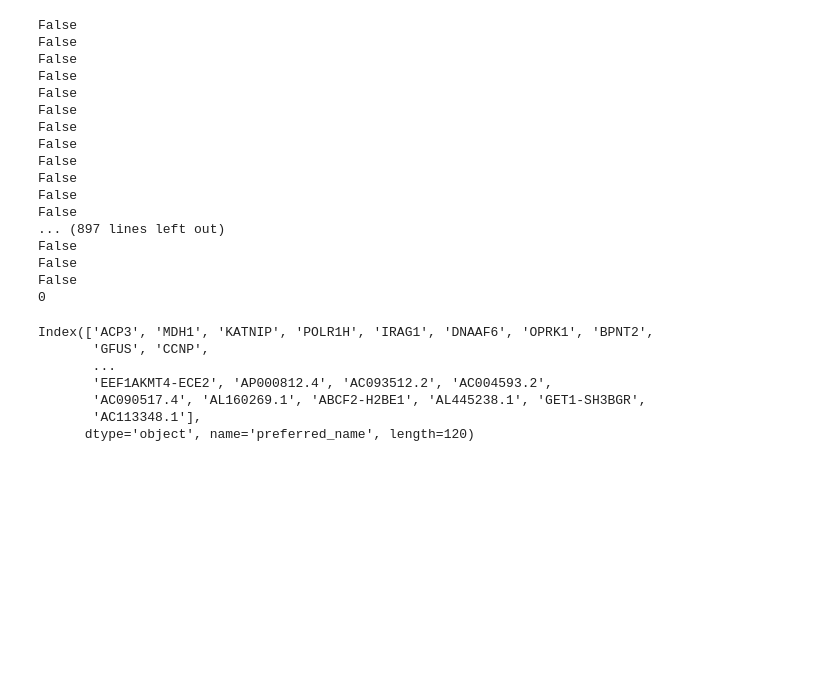
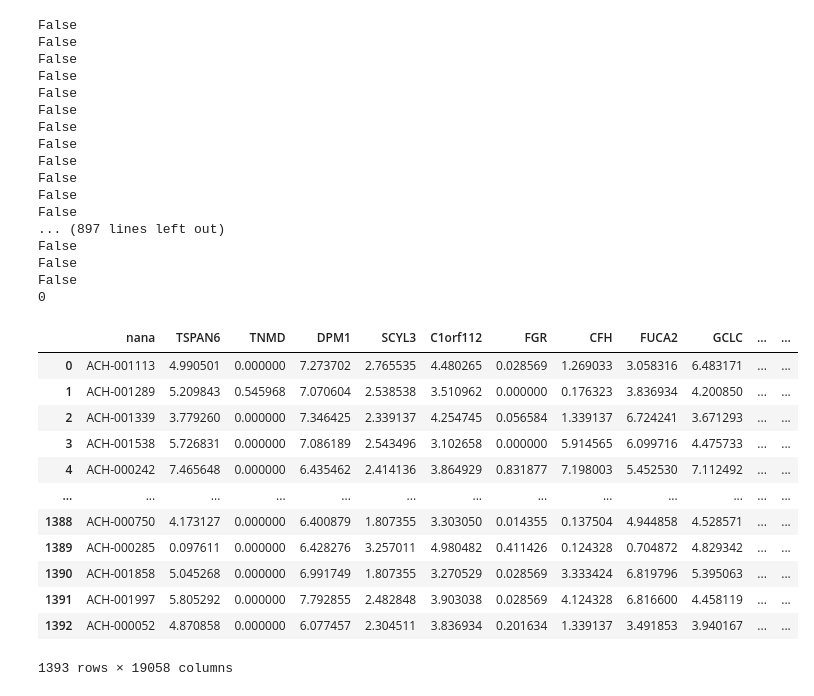
Before and after one commit to Sarmeili/DrugRankingProject, a Jupyter notebook: datacleaning/ccle_to_string.ipynb, the cells around one changed output. Cells and saved outputs as stored; diff of their text form; code cells hidden in the pictures; blank space fills up the shorter version.

```diff
--- a/datacleaning/ccle_to_string.ipynb
+++ b/datacleaning/ccle_to_string.ipynb
@@ -132,13 +245,21 @@ False
 False
 False
 0
-# %%
-match[match['#string_protein_id'].isnull()].index
-# %% [output]
-Index(['ACP3', 'MDH1', 'KATNIP', 'POLR1H', 'IRAG1', 'DNAAF6', 'OPRK1', 'BPNT2',
-       'GFUS', 'CCNP',
-       ...
-       'EEF1AKMT4-ECE2', 'AP000812.4', 'AC093512.2', 'AC004593.2',
-       'AC090517.4', 'AL160269.1', 'ABCF2-H2BE1', 'AL445238.1', 'GET1-SH3BGR',
-       'AC113348.1'],
-      dtype='object', name='preferred_name', length=120)
+# %%
+exp = pd.read_csv('../data/new_ccle_exp.csv', index_col = 0)
+# %%
+exp
+# %% [output]
+|  | nana | TSPAN6 | TNMD | DPM1 | SCYL3 | C1orf112 | FGR | CFH | FUCA2 | GCLC | ... | ... |
+| 0 | ACH-001113 | 4.990501 | 0.000000 | 7.273702 | 2.765535 | 4.480265 | 0.028569 | 1.269033 | 3.058316 | 6.483171 | ... | ... |
+| 1 | ACH-001289 | 5.209843 | 0.545968 | 7.070604 | 2.538538 | 3.510962 | 0.000000 | 0.176323 | 3.836934 | 4.200850 | ... | ... |
+| 2 | ACH-001339 | 3.779260 | 0.000000 | 7.346425 | 2.339137 | 4.254745 | 0.056584 | 1.339137 | 6.724241 | 3.671293 | ... | ... |
+| 3 | ACH-001538 | 5.726831 | 0.000000 | 7.086189 | 2.543496 | 3.102658 | 0.000000 | 5.914565 | 6.099716 | 4.475733 | ... | ... |
+| 4 | ACH-000242 | 7.465648 | 0.000000 | 6.435462 | 2.414136 | 3.864929 | 0.831877 | 7.198003 | 5.452530 | 7.112492 | ... | ... |
+| ... | ... | ... | ... | ... | ... | ... | ... | ... | ... | ... | ... | ... |
+| 1388 | ACH-000750 | 4.173127 | 0.000000 | 6.400879 | 1.807355 | 3.303050 | 0.014355 | 0.137504 | 4.944858 | 4.528571 | ... | ... |
+| 1389 | ACH-000285 | 0.097611 | 0.000000 | 6.428276 | 3.257011 | 4.980482 | 0.411426 | 0.124328 | 0.704872 | 4.829342 | ... | ... |
+| 1390 | ACH-001858 | 5.045268 | 0.000000 | 6.991749 | 1.807355 | 3.270529 | 0.028569 | 3.333424 | 6.819796 | 5.395063 | ... | ... |
+| 1391 | ACH-001997 | 5.805292 | 0.000000 | 7.792855 | 2.482848 | 3.903038 | 0.028569 | 4.124328 | 6.816600 | 4.458119 | ... | ... |
+| 1392 | ACH-000052 | 4.870858 | 0.000000 | 6.077457 | 2.304511 | 3.836934 | 0.201634 | 1.339137 | 3.491853 | 3.940167 | ... | ... |
+1393 rows × 19058 columns
```
Also changed, not shown: parts of 90 cells of this notebook, 7 other files.
